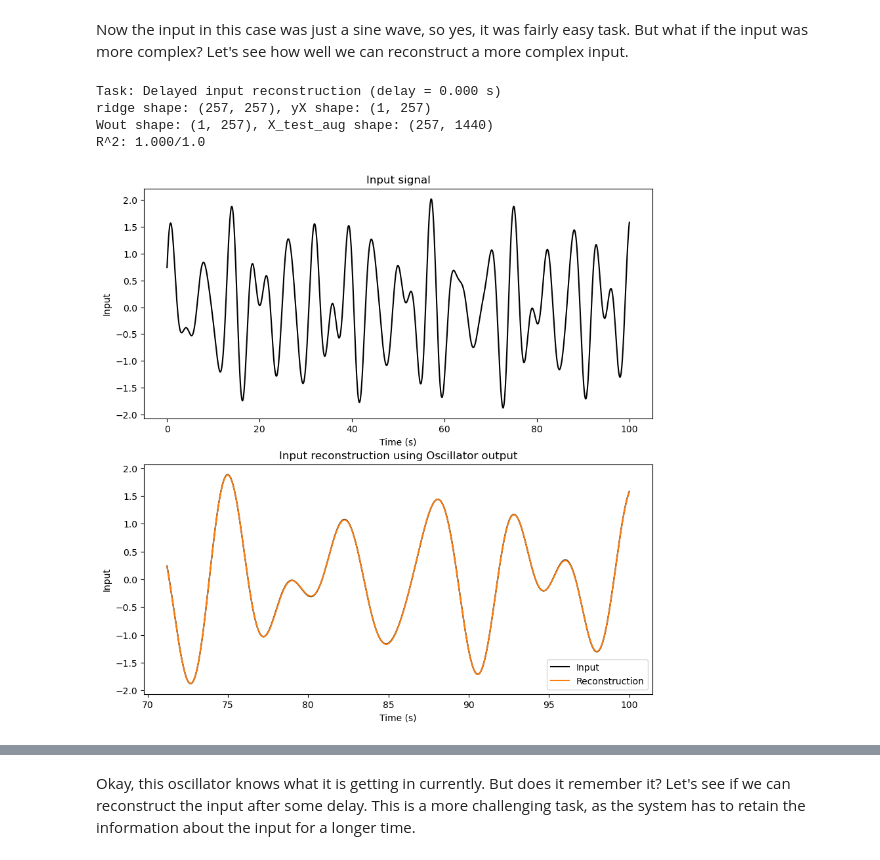
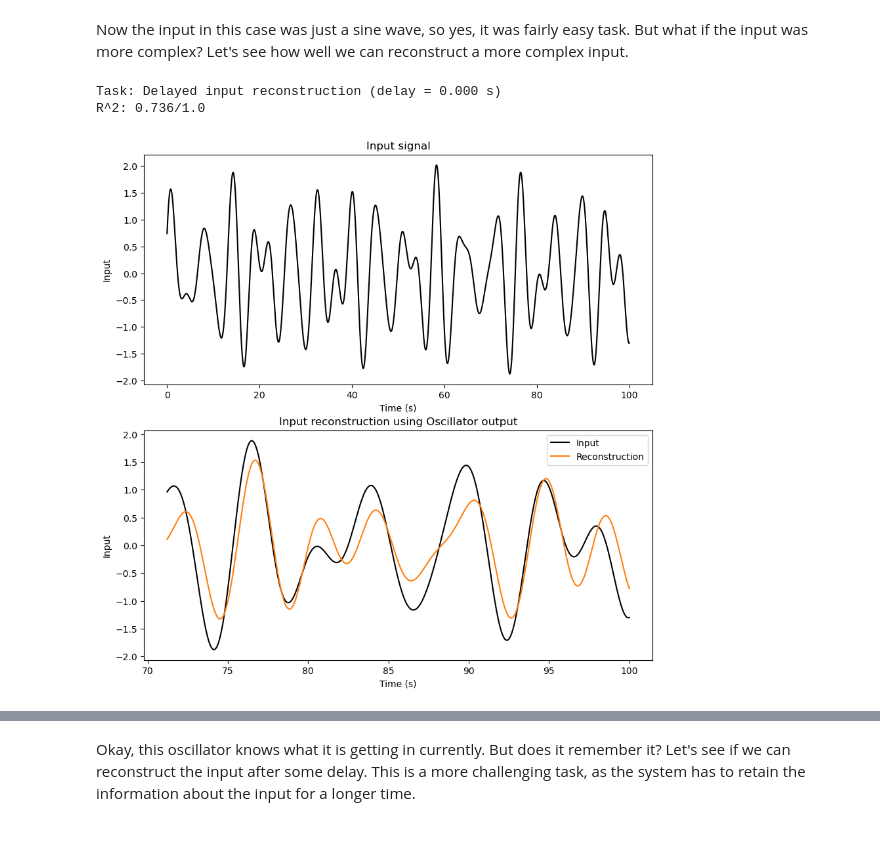
Before and after one commit to apoorvakhairnar/the_curious_notebook, a Jupyter notebook: modules/dynamics_that_compute/01_coupled_oscillator_reservoir/notebook.ipynb, the cells around one changed output, grey strips where cells are left out. Saved outputs shown, nothing was run; the diff lists cells and outputs as text; code cells hidden in the pictures.

```diff
--- a/modules/dynamics_that_compute/01_coupled_oscillator_reservoir/notebook.ipynb
+++ b/modules/dynamics_that_compute/01_coupled_oscillator_reservoir/notebook.ipynb
@@ -189,12 +189,12 @@ F0 = 1.0
 omega_d = 2 * np.pi  # Driving frequency
 seed = 56
 rng = np.random.default_rng(seed)
-F_matrix = rng.uniform(-1.0, 1.0, N)
+F_matrix = np.zeros(N)
+F_matrix[0:1] = 1.0  # Only the first oscillator is driven, others are passive
 # F_matrix = np.random.rand(N)# * 2 * np.pi  # Random driving frequencies
 seed = 268
 rng = np.random.default_rng(seed)
 c_matrix = rng.uniform(0, 10, (N, N))  # Random coupling strengths
-c_matrix = c_matrix - np.diag(np.diag(c_matrix))  # Remove self-coupling
 y0 = np.concatenate([np.ones(N), np.zeros(N)])  # Initial conditions: [x1, x2, ..., v1, v2, ...]
 t_span = (0, 20)
 t_eval = np.linspace(*t_span, 1000)
@@ -316,10 +326,7 @@ def __fit__(X_eval, u_eval, train_size, ridge_alpha):
     ridge = np.matmul(X_train_aug, X_train_aug.T) + ridge_alpha * np.identity(X_train_aug.shape[0])
     ridge_inv = np.linalg.inv(ridge)
     yX = np.matmul(y_train, X_train_aug.T)
-    print(f"ridge shape: {ridge.shape}, yX shape: {yX.shape}")
     Wout = np.matmul(yX, ridge_inv.T)
-
-    print(f"Wout shape: {Wout.shape}, X_test_aug shape: {X_test_aug.shape}")
 
     y_pred = Wout @ X_test_aug
     baseline_pred = np.full_like(y_test, y_train.mean())
@@ -327,7 +334,7 @@ def __fit__(X_eval, u_eval, train_size, ridge_alpha):
     score = r2_score(y_true=y_test.T, y_pred=y_pred.T)
     print(f"R^2: {score:.3f}/1.0")
 
-    return y_test, y_pred, score
+    return y_test, y_pred, score, Wout
 
 # Delayed input reconstruction on the tuned reservoir states
 washout = 200
@@ -354,7 +361,7 @@ print(u_target.shape, X_delayed.shape)
 n_samples = len(u_target)
 train_size = int(train_fraction * n_samples)
 
-y_test, y_pred, score = __fit__(X_delayed, u_target, train_size, ridge_alpha)
+y_test, y_pred, score, _ = __fit__(X_delayed, u_target, train_size, ridge_alpha)
 
 test_time = sol.t[washout + delay_steps + train_size : washout + delay_steps + n_samples]
 
@@ -382,21 +387,6 @@ def drive_signal(t, omega_d):
     return (
         np.sin(omega_d * t) + 0.65 * np.sin(np.sqrt(2) * omega_d * t + 0.6) + 0.4 * np.sin(np.sqrt(3) * omega_d * t + 1.2)
     )
-
-def coupled_oscillators(t, y, k_matrix, m, beta_matrix, F0, omega_d, F_matrix, c_matrix):
-    N = len(y) // 2
-    x = y[:N]
-    v = y[N:]
-
-    dxdt = v
-    dvdt = np.zeros(N)
-    drive = drive_signal(t, omega_d)
-    for i in range(N):
-        Ft = F_matrix[i] * F0 * drive
-        coupling_term = np.sum(c_matrix[i] * (x - x[i]))
-        dvdt[i] = -beta_matrix[i] * v[i] - (k_matrix[i, i] / m) * x[i] + coupling_term + Ft / m
-
-    return np.concatenate([dxdt, dvdt])
 
 sol = solve_ivp(
     coupled_oscillators,
@@ -410,7 +400,8 @@ sol = solve_ivp(
  )
 
 assert sol.success, sol.message
-X = sol.y.T
+X_sol = sol.y[:N].T
+X = X_sol[:, readout_nodes]  # Read out only the passive oscillators
 input_trace = drive_signal(sol.t, omega_d)
 
 # Input reconstruction on the tuned reservoir states
@@ -425,35 +416,33 @@ X_eval = X[washout:]
 u_eval = input_trace[washout:]
 u_eval = u_eval[:, np.newaxis]
 
 if delay_steps >= len(u_eval):
     raise ValueError("delay_steps is too large for the available time series length.")
 
 X_delayed = X_eval[delay_steps:]
 u_target = u_eval[:-delay_steps] if delay_steps > 0 else u_eval
 
 n_samples = len(u_target)
 train_size = int(train_fraction * n_samples)
 
-y_test, y_pred, score = __fit__(X_delayed, u_target, train_size, ridge_alpha)
+y_test, y_pred, score, _ = __fit__(X_delayed, u_target, train_size, ridge_alpha)
 
 test_time = sol.t[washout + delay_steps + train_size : washout + delay_steps + n_samples]
 
 fig, ax = plt.subplots(2, 1, figsize=(10, 10))
 ax[0].plot(sol.t, input_trace, label="Input", color="black", linewidth=1.5)
 ax[0].set_title("Input signal")
 ax[0].set_ylabel("Input")
 ax[0].set_xlabel("Time (s)")
 
 ax[1].plot(test_time, y_test.T, label="Input", color="black", linewidth=1.5)
 ax[1].plot(test_time, y_pred.T, label="Reconstruction", color="tab:orange")
 ax[1].set_title("Input reconstruction using Oscillator output")
 ax[1].set_ylabel("Input")
 ax[1].set_xlabel("Time (s)")
 ax[1].legend()
 plt.show()
 # %% [output]
 Task: Delayed input reconstruction (delay = 0.000 s)
-ridge shape: (257, 257), yX shape: (1, 257)
-Wout shape: (1, 257), X_test_aug shape: (257, 1440)
-R^2: 1.000/1.0
+R^2: 0.736/1.0
-[figure, old version]
+[figure, new version]
```
Also changed, not shown: parts of 9 cells of this notebook.
